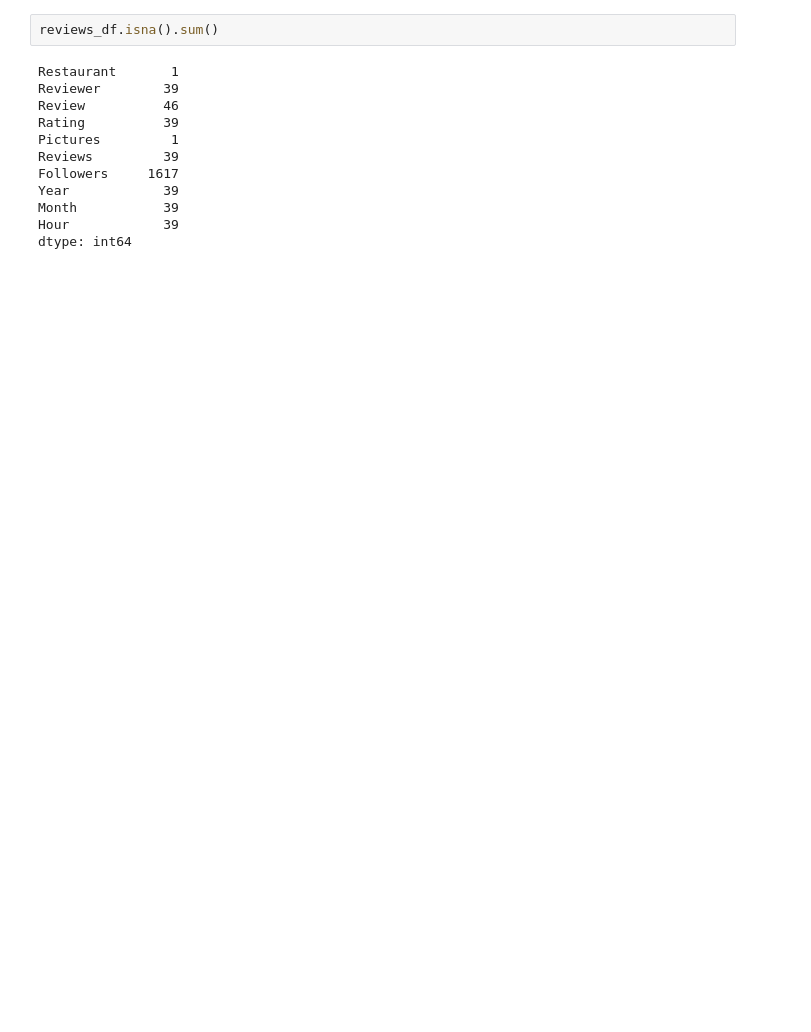
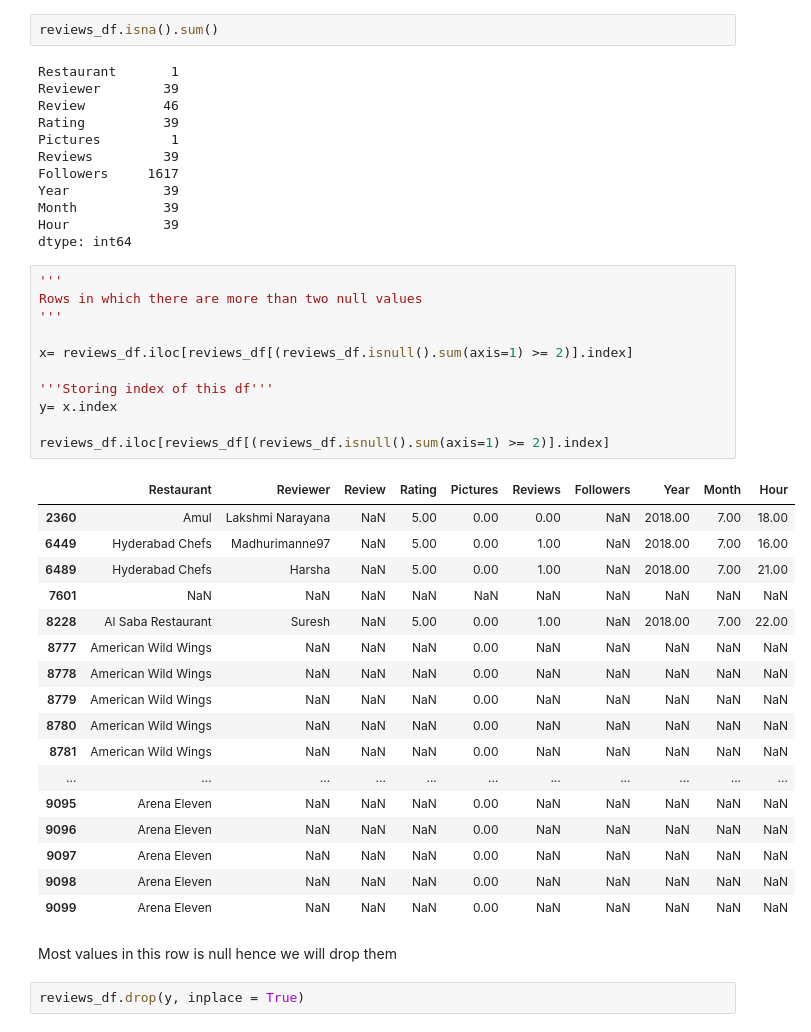
Before and after one commit to NaithaniAR/CapstoneProject-MLClustering, a Jupyter notebook: ZOMATO_RESTAURANT_CLUSTERING_AND_SENTIMENT_ANALYSIS.ipynb, the cells around one changed output. Drawn from its saved outputs; the diff is of its cells as text; blank space fills up the shorter version.

```diff
--- a/ZOMATO_RESTAURANT_CLUSTERING_AND_SENTIMENT_ANALYSIS.ipynb
+++ b/ZOMATO_RESTAURANT_CLUSTERING_AND_SENTIMENT_ANALYSIS.ipynb
@@ -744,3 +747,36 @@ Year            39
 Month           39
 Hour            39
 dtype: int64
+# %%
+'''
+Rows in which there are more than two null values
+'''
+
+x= reviews_df.iloc[reviews_df[(reviews_df.isnull().sum(axis=1) >= 2)].index]
+
+'''Storing index of this df'''
+y= x.index
+
+reviews_df.iloc[reviews_df[(reviews_df.isnull().sum(axis=1) >= 2)].index]
+# %% [output]
+|  | Restaurant | Reviewer | Review | Rating | Pictures | Reviews | Followers | Year | Month | Hour |
+| 2360 | Amul | Lakshmi Narayana | NaN | 5.00 | 0.00 | 0.00 | NaN | 2018.00 | 7.00 | 18.00 |
+| 6449 | Hyderabad Chefs | Madhurimanne97 | NaN | 5.00 | 0.00 | 1.00 | NaN | 2018.00 | 7.00 | 16.00 |
+| 6489 | Hyderabad Chefs | Harsha | NaN | 5.00 | 0.00 | 1.00 | NaN | 2018.00 | 7.00 | 21.00 |
+| 7601 | NaN | NaN | NaN | NaN | NaN | NaN | NaN | NaN | NaN | NaN |
+| 8228 | Al Saba Restaurant | Suresh | NaN | 5.00 | 0.00 | 1.00 | NaN | 2018.00 | 7.00 | 22.00 |
+| 8777 | American Wild Wings | NaN | NaN | NaN | 0.00 | NaN | NaN | NaN | NaN | NaN |
+| 8778 | American Wild Wings | NaN | NaN | NaN | 0.00 | NaN | NaN | NaN | NaN | NaN |
+| 8779 | American Wild Wings | NaN | NaN | NaN | 0.00 | NaN | NaN | NaN | NaN | NaN |
+| 8780 | American Wild Wings | NaN | NaN | NaN | 0.00 | NaN | NaN | NaN | NaN | NaN |
+| 8781 | American Wild Wings | NaN | NaN | NaN | 0.00 | NaN | NaN | NaN | NaN | NaN |
+| ... | ... | ... | ... | ... | ... | ... | ... | ... | ... | ... |
+| 9095 | Arena Eleven | NaN | NaN | NaN | 0.00 | NaN | NaN | NaN | NaN | NaN |
+| 9096 | Arena Eleven | NaN | NaN | NaN | 0.00 | NaN | NaN | NaN | NaN | NaN |
+| 9097 | Arena Eleven | NaN | NaN | NaN | 0.00 | NaN | NaN | NaN | NaN | NaN |
+| 9098 | Arena Eleven | NaN | NaN | NaN | 0.00 | NaN | NaN | NaN | NaN | NaN |
+| 9099 | Arena Eleven | NaN | NaN | NaN | 0.00 | NaN | NaN | NaN | NaN | NaN |
+# %% [markdown]
+Most values in this row is null hence we will drop them
+# %%
+reviews_df.drop(y, inplace = True)
```
Also changed, not shown: parts of 6 cells of this notebook.
